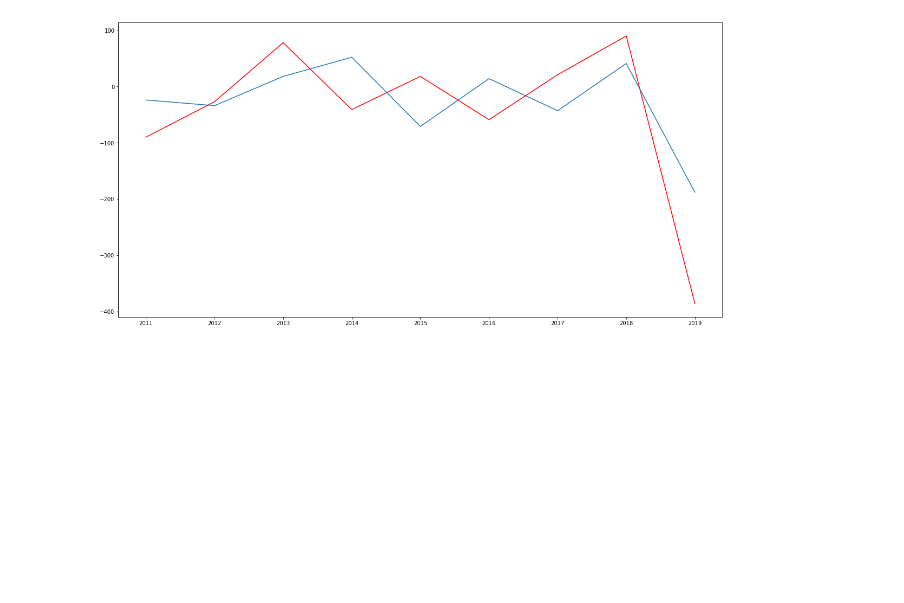
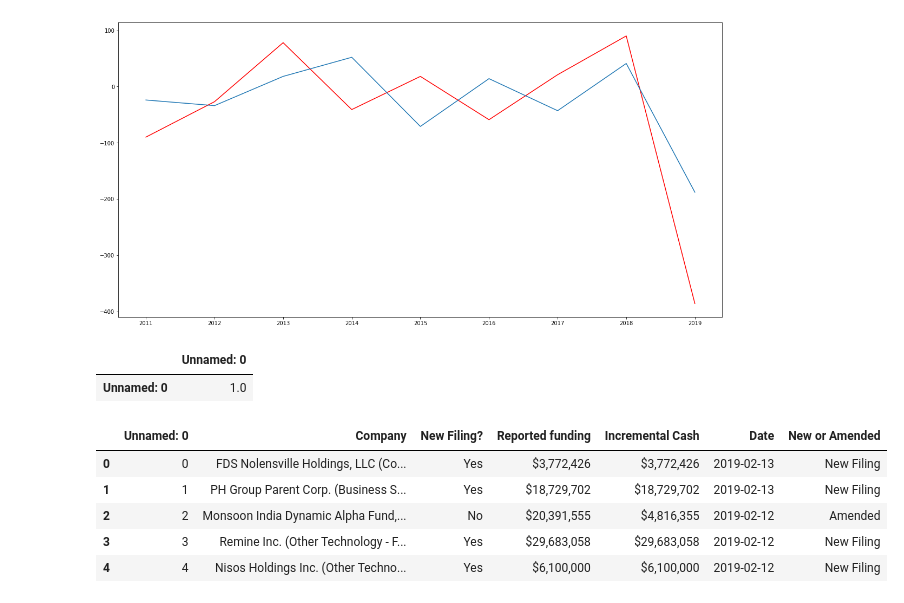
Before and after one commit to M-Watson/data-science-practice, a Jupyter notebook: form-d/form-d-explore-2.ipynb, the cells around one changed output. Saved outputs shown, nothing was run; the diff lists cells and outputs as text; code cells hidden in the pictures; blank space fills up the shorter version.

```diff
--- a/form-d/form-d-explore-2.ipynb
+++ b/form-d/form-d-explore-2.ipynb
@@ -274,3 +280,17 @@ plt.plot(x,y_other_inf)
 # %% [output]
 [<matplotlib.lines.Line2D at 0x...>]
 [figure]
+# %%
+dt.corr()
+# %% [output]
+|  | Unnamed: 0 |
+| Unnamed: 0 | 1.0 |
+# %%
+dt.head()
+# %% [output]
+|  | Unnamed: 0 | Company | New Filing? | Reported funding | Incremental Cash | Date | New or Amended |
+| 0 | 0 | FDS Nolensville Holdings, LLC (Co... | Yes | $3,772,426 | $3,772,426 | 2019-02-13 | New Filing |
+| 1 | 1 | PH Group Parent Corp. (Business S... | Yes | $18,729,702 | $18,729,702 | 2019-02-13 | New Filing |
+| 2 | 2 | Monsoon India Dynamic Alpha Fund,... | No | $20,391,555 | $4,816,355 | 2019-02-12 | Amended |
+| 3 | 3 | Remine Inc. (Other Technology - F... | Yes | $29,683,058 | $29,683,058 | 2019-02-12 | New Filing |
+| 4 | 4 | Nisos Holdings Inc. (Other Techno... | Yes | $6,100,000 | $6,100,000 | 2019-02-12 | New Filing |
```
Also changed, not shown: parts of 4 cells of this notebook, 1 other file.
